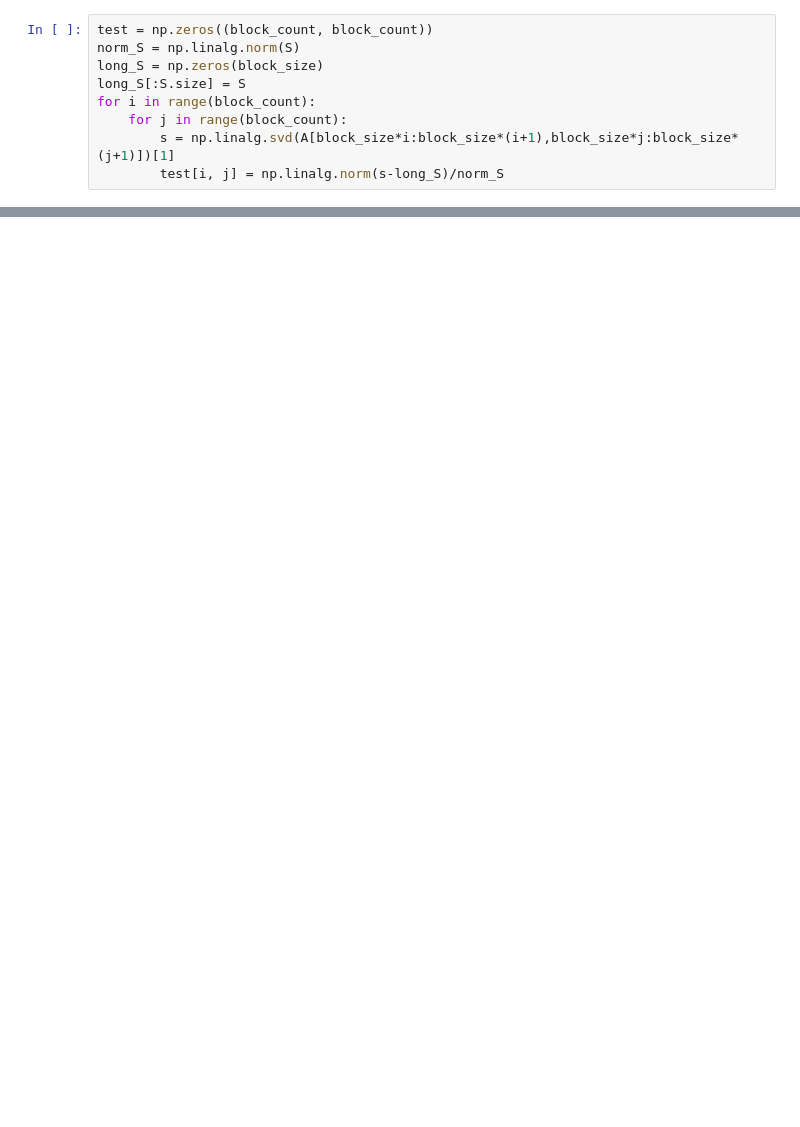
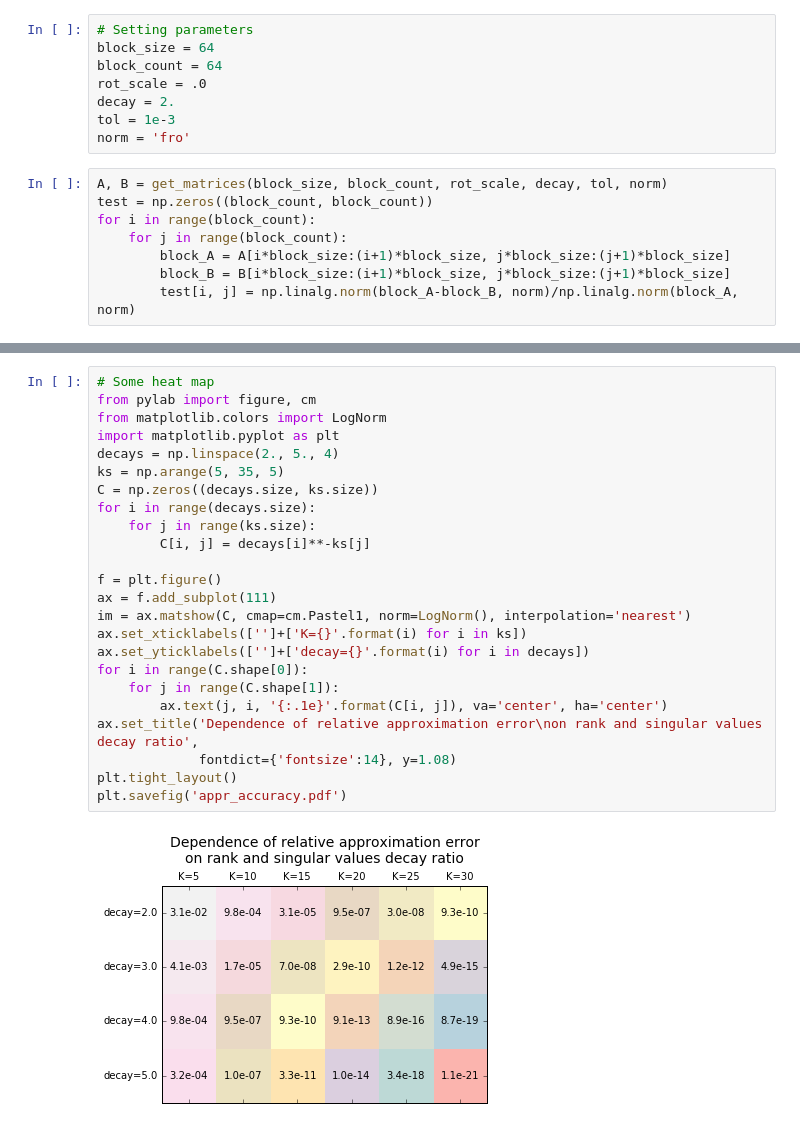
Before and after one commit to ecrc/stars-h, a Jupyter notebook: Python/Gen_matrix.ipynb, the cells around one changed output, grey strips where cells are left out. Drawn from its saved outputs; the diff is of its cells as text; blank space fills up the shorter version.

Commit message:
Added picture generation code for accuracy; code for generation of matrix works

```diff
--- a/Python/Gen_matrix.ipynb
+++ b/Python/Gen_matrix.ipynb
@@ -75,9 +66,16 @@ A = fourier_generator(block_size, S, row, col, angle_row, angle_col)
+# %%
+# Setting parameters
+block_size = 64
+block_count = 64
+rot_scale = .0
+decay = 2.
+tol = 1e-3
+norm = 'fro'
 # %%
+A, B = get_matrices(block_size, block_count, rot_scale, decay, tol, norm)
 test = np.zeros((block_count, block_count))
-norm_S = np.linalg.norm(S)
-long_S = np.zeros(block_size)
-long_S[:S.size] = S
 for i in range(block_count):
     for j in range(block_count):
-        s = np.linalg.svd(A[block_size*i:block_size*(i+1),block_size*j:block_size*(j+1)])[1]
-        test[i, j] = np.linalg.norm(s-long_S)/norm_S
+        block_A = A[i*block_size:(i+1)*block_size, j*block_size:(j+1)*block_size]
+        block_B = B[i*block_size:(i+1)*block_size, j*block_size:(j+1)*block_size]
+        test[i, j] = np.linalg.norm(block_A-block_B, norm)/np.linalg.norm(block_A, norm)
@@ -91,0 +82,26 @@ plt.colorbar()
+# %%
+# Some heat map
+from pylab import figure, cm
+from matplotlib.colors import LogNorm
+import matplotlib.pyplot as plt
+decays = np.linspace(2., 5., 4)
+ks = np.arange(5, 35, 5)
+C = np.zeros((decays.size, ks.size))
+for i in range(decays.size):
+    for j in range(ks.size):
+        C[i, j] = decays[i]**-ks[j]
+
+f = plt.figure()
+ax = f.add_subplot(111)
+im = ax.matshow(C, cmap=cm.Pastel1, norm=LogNorm(), interpolation='nearest')
+ax.set_xticklabels(['']+['K={}'.format(i) for i in ks])
+ax.set_yticklabels(['']+['decay={}'.format(i) for i in decays])
+for i in range(C.shape[0]):
+    for j in range(C.shape[1]):
+        ax.text(j, i, '{:.1e}'.format(C[i, j]), va='center', ha='center')
+ax.set_title('Dependence of relative approximation error\non rank and singular values decay ratio',
+             fontdict={'fontsize':14}, y=1.08)
+plt.tight_layout()
+plt.savefig('appr_accuracy.pdf')
+# %% [output]
+[figure, added]
```
Also changed, not shown: parts of 6 cells of this notebook.
